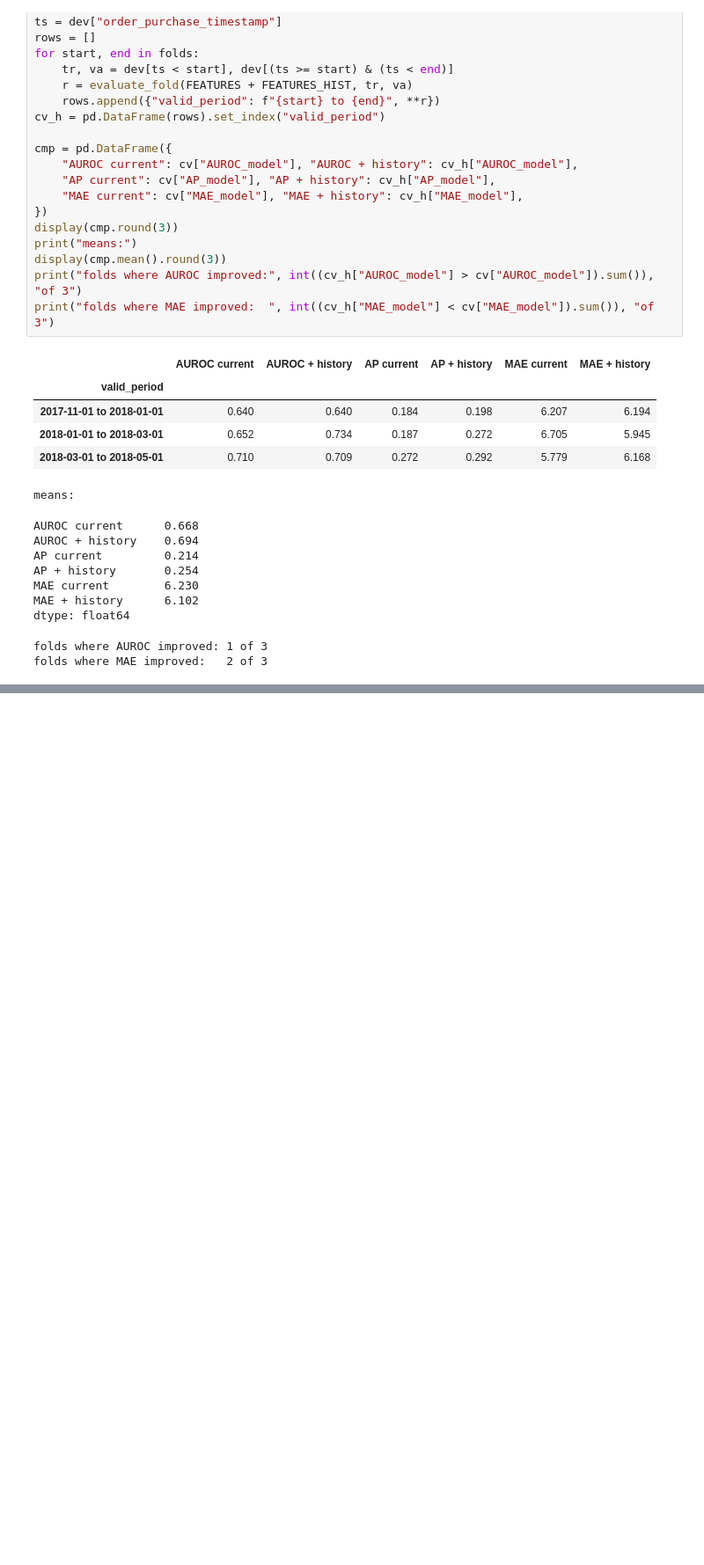
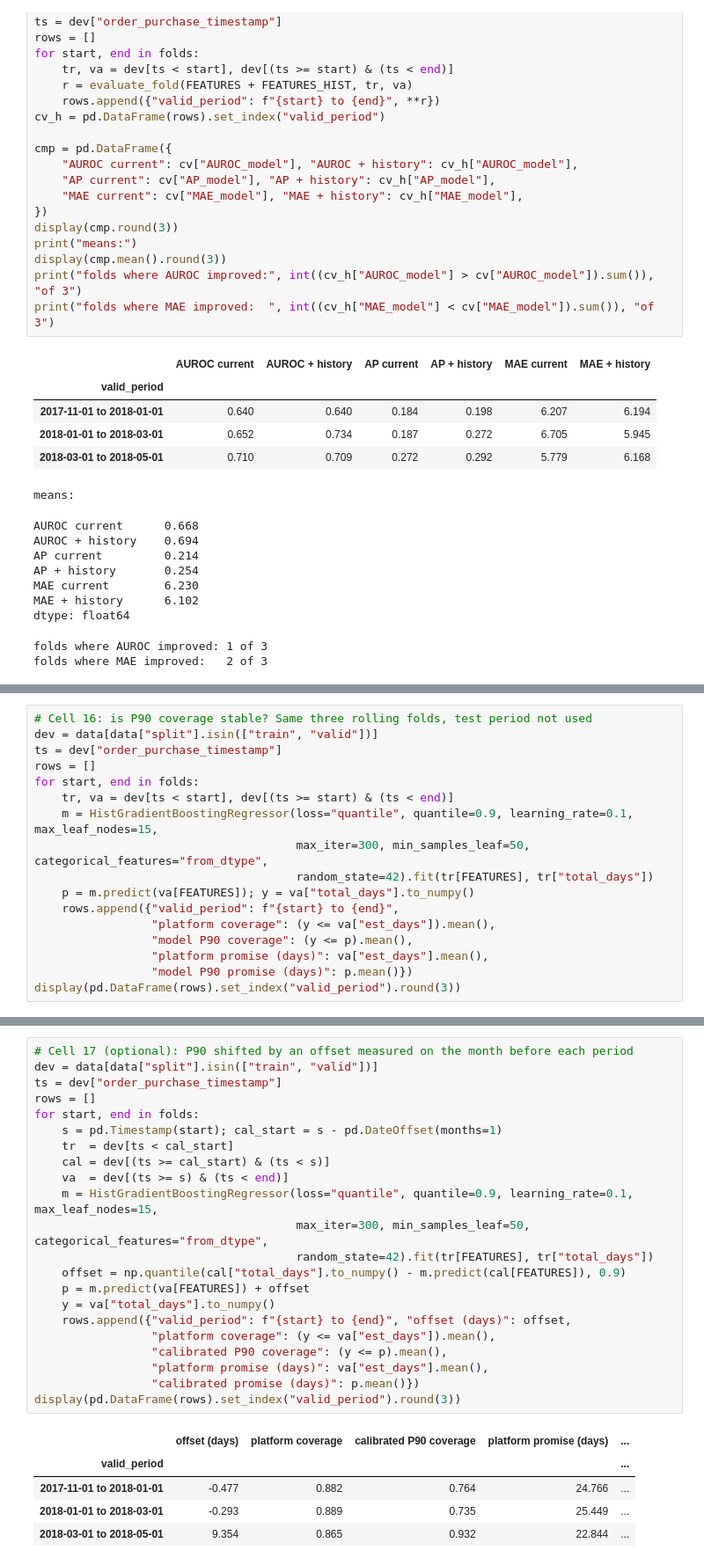
Before and after one commit to AmitKr-06/E-commerce-customer-analytics, a Jupyter notebook: notebooks/11_delivery_prediction_model.ipynb, the cells around one changed output, grey strips where cells are left out. Shown at 88% size. Drawn from its saved outputs; the diff is of its cells as text; blank space fills up the shorter version.

```diff
--- a/notebooks/11_delivery_prediction_model.ipynb
+++ b/notebooks/11_delivery_prediction_model.ipynb
@@ -555,0 +617,17 @@ folds where MAE improved:   2 of 3
+# %%
+# Cell 16: is P90 coverage stable? Same three rolling folds, test period not used
+dev = data[data["split"].isin(["train", "valid"])]
+ts = dev["order_purchase_timestamp"]
+rows = []
+for start, end in folds:
+    tr, va = dev[ts < start], dev[(ts >= start) & (ts < end)]
+    m = HistGradientBoostingRegressor(loss="quantile", quantile=0.9, learning_rate=0.1, max_leaf_nodes=15,
+                                      max_iter=300, min_samples_leaf=50, categorical_features="from_dtype",
+                                      random_state=42).fit(tr[FEATURES], tr["total_days"])
+    p = m.predict(va[FEATURES]); y = va["total_days"].to_numpy()
+    rows.append({"valid_period": f"{start} to {end}",
+                 "platform coverage": (y <= va["est_days"]).mean(),
+                 "model P90 coverage": (y <= p).mean(),
+                 "platform promise (days)": va["est_days"].mean(),
+                 "model P90 promise (days)": p.mean()})
+display(pd.DataFrame(rows).set_index("valid_period").round(3))
@@ -555,0 +640,28 @@ folds where MAE improved:   2 of 3
+# %%
+# Cell 17 (optional): P90 shifted by an offset measured on the month before each period
+dev = data[data["split"].isin(["train", "valid"])]
+ts = dev["order_purchase_timestamp"]
+rows = []
+for start, end in folds:
+    s = pd.Timestamp(start); cal_start = s - pd.DateOffset(months=1)
+    tr  = dev[ts < cal_start]
+    cal = dev[(ts >= cal_start) & (ts < s)]
+    va  = dev[(ts >= s) & (ts < end)]
+    m = HistGradientBoostingRegressor(loss="quantile", quantile=0.9, learning_rate=0.1, max_leaf_nodes=15,
+                                      max_iter=300, min_samples_leaf=50, categorical_features="from_dtype",
+                                      random_state=42).fit(tr[FEATURES], tr["total_days"])
+    offset = np.quantile(cal["total_days"].to_numpy() - m.predict(cal[FEATURES]), 0.9)
+    p = m.predict(va[FEATURES]) + offset
+    y = va["total_days"].to_numpy()
+    rows.append({"valid_period": f"{start} to {end}", "offset (days)": offset,
+                 "platform coverage": (y <= va["est_days"]).mean(),
+                 "calibrated P90 coverage": (y <= p).mean(),
+                 "platform promise (days)": va["est_days"].mean(),
+                 "calibrated promise (days)": p.mean()})
+display(pd.DataFrame(rows).set_index("valid_period").round(3))
+# %% [output]
+|  | offset (days) | platform coverage | calibrated P90 coverage | platform promise (days) | ... |
+| valid_period |  |  |  |  | ... |
+| 2017-11-01 to 2018-01-01 | -0.477 | 0.882 | 0.764 | 24.766 | ... |
+| 2018-01-01 to 2018-03-01 | -0.293 | 0.889 | 0.735 | 25.449 | ... |
+| 2018-03-01 to 2018-05-01 | 9.354 | 0.865 | 0.932 | 22.844 | ... |
```
Also changed, not shown: parts of 10 cells of this notebook.
